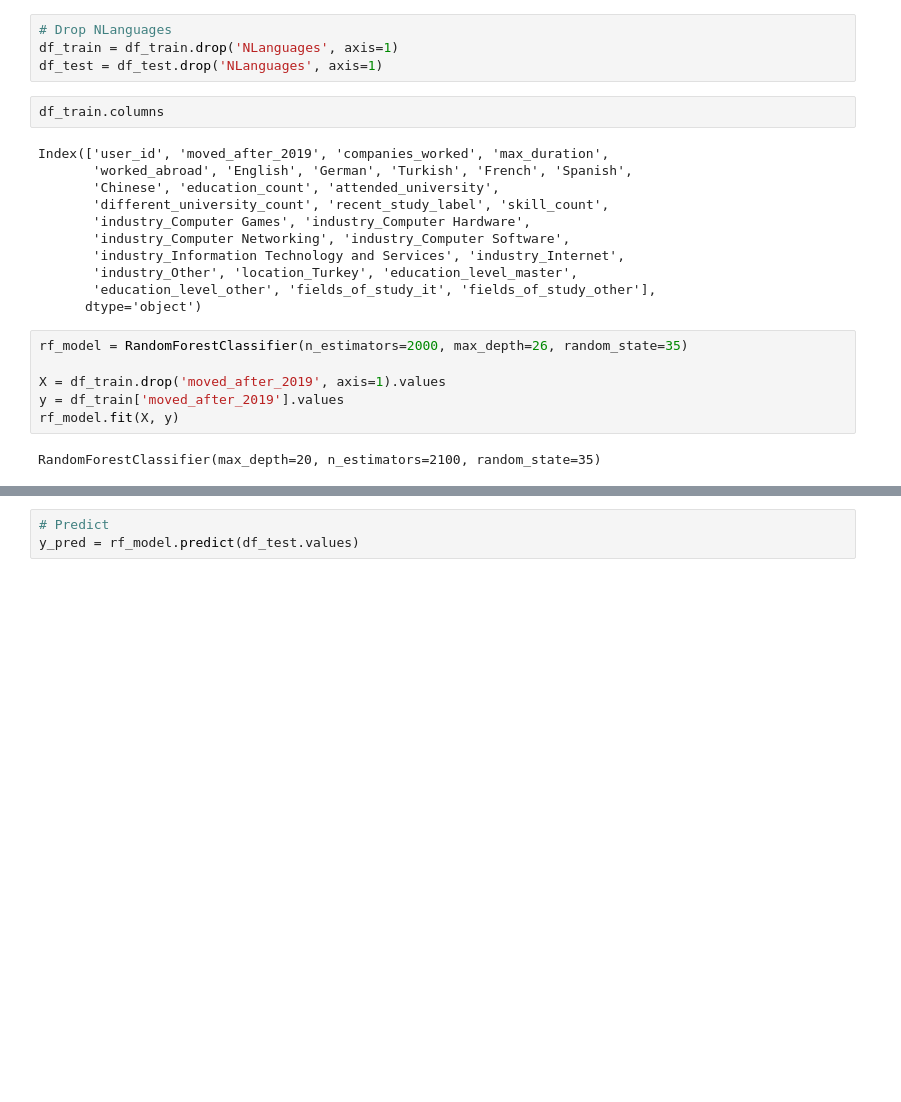
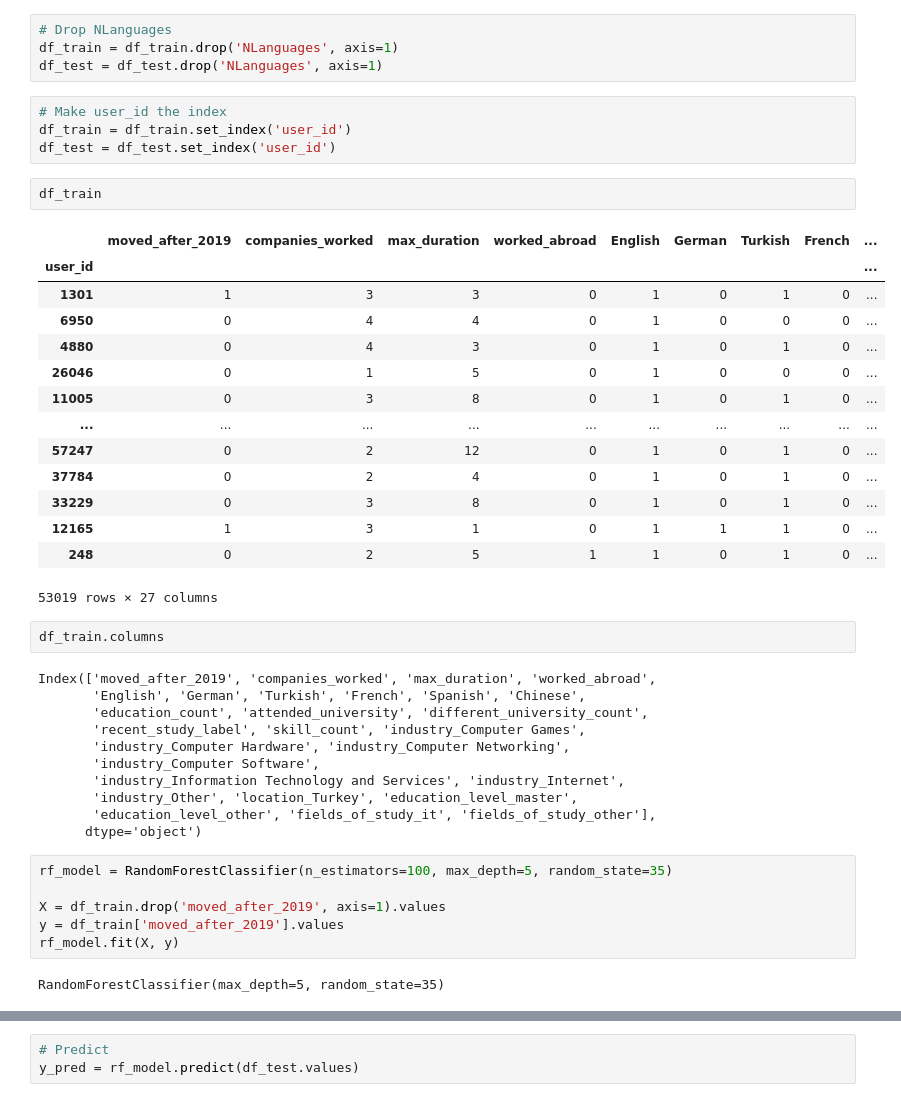
Before and after one commit to feyzijan/GarantiDatathon, a Jupyter notebook: models/random_forest/random_forest.ipynb, the cells around one changed output, grey strips where cells are left out. Saved outputs shown, nothing was run; the diff lists cells and outputs as text; blank space fills up the shorter version.

Commit message:
removal of user_id

```diff
--- a/models/random_forest/random_forest.ipynb
+++ b/models/random_forest/random_forest.ipynb
@@ -117,24 +120,45 @@ df_train = pd.get_dummies(df_train, drop_first=True)
 # Drop NLanguages
 df_train = df_train.drop('NLanguages', axis=1)
 df_test = df_test.drop('NLanguages', axis=1)
+# %%
+# Make user_id the index
+df_train = df_train.set_index('user_id')
+df_test = df_test.set_index('user_id')
+# %%
+df_train
+# %% [output]
+|  | moved_after_2019 | companies_worked | max_duration | worked_abroad | English | German | Turkish | French | ... |
+| user_id |  |  |  |  |  |  |  |  | ... |
+| 1301 | 1 | 3 | 3 | 0 | 1 | 0 | 1 | 0 | ... |
+| 6950 | 0 | 4 | 4 | 0 | 1 | 0 | 0 | 0 | ... |
+| 4880 | 0 | 4 | 3 | 0 | 1 | 0 | 1 | 0 | ... |
+| 26046 | 0 | 1 | 5 | 0 | 1 | 0 | 0 | 0 | ... |
+| 11005 | 0 | 3 | 8 | 0 | 1 | 0 | 1 | 0 | ... |
+| ... | ... | ... | ... | ... | ... | ... | ... | ... | ... |
+| 57247 | 0 | 2 | 12 | 0 | 1 | 0 | 1 | 0 | ... |
+| 37784 | 0 | 2 | 4 | 0 | 1 | 0 | 1 | 0 | ... |
+| 33229 | 0 | 3 | 8 | 0 | 1 | 0 | 1 | 0 | ... |
+| 12165 | 1 | 3 | 1 | 0 | 1 | 1 | 1 | 0 | ... |
+| 248 | 0 | 2 | 5 | 1 | 1 | 0 | 1 | 0 | ... |
+53019 rows × 27 columns
 # %%
 df_train.columns
 # %% [output]
-Index(['user_id', 'moved_after_2019', 'companies_worked', 'max_duration',
-       'worked_abroad', 'English', 'German', 'Turkish', 'French', 'Spanish',
-       'Chinese', 'education_count', 'attended_university',
-       'different_university_count', 'recent_study_label', 'skill_count',
-       'industry_Computer Games', 'industry_Computer Hardware',
-       'industry_Computer Networking', 'industry_Computer Software',
+Index(['moved_after_2019', 'companies_worked', 'max_duration', 'worked_abroad',
+       'English', 'German', 'Turkish', 'French', 'Spanish', 'Chinese',
+       'education_count', 'attended_university', 'different_university_count',
+       'recent_study_label', 'skill_count', 'industry_Computer Games',
+       'industry_Computer Hardware', 'industry_Computer Networking',
+       'industry_Computer Software',
        'industry_Information Technology and Services', 'industry_Internet',
        'industry_Other', 'location_Turkey', 'education_level_master',
        'education_level_other', 'fields_of_study_it', 'fields_of_study_other'],
       dtype='object')
 # %%
-rf_model = RandomForestClassifier(n_estimators=2000, max_depth=26, random_state=35)
+rf_model = RandomForestClassifier(n_estimators=100, max_depth=5, random_state=35)
 
 X = df_train.drop('moved_after_2019', axis=1).values
 y = df_train['moved_after_2019'].values
 rf_model.fit(X, y)
 # %% [output]
-RandomForestClassifier(max_depth=20, n_estimators=2100, random_state=35)
+RandomForestClassifier(max_depth=5, random_state=35)
```
Also changed, not shown: parts of 6 cells of this notebook, 2 other files.
